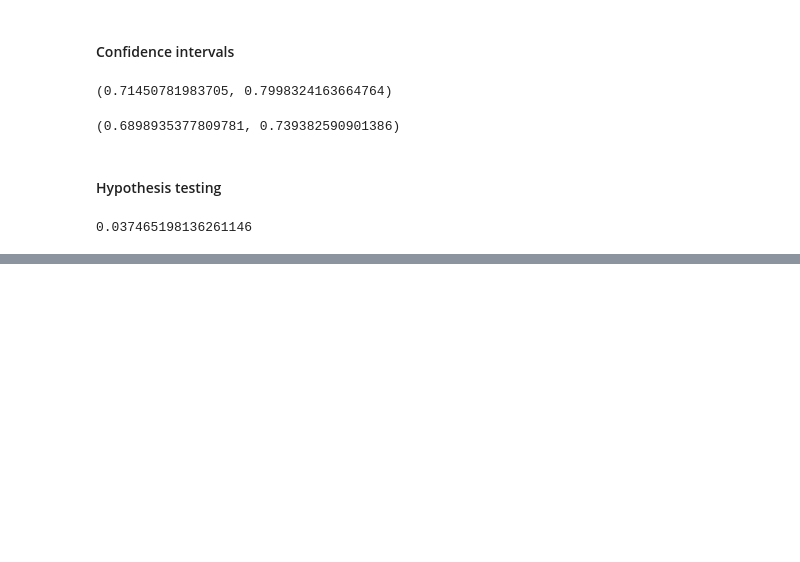
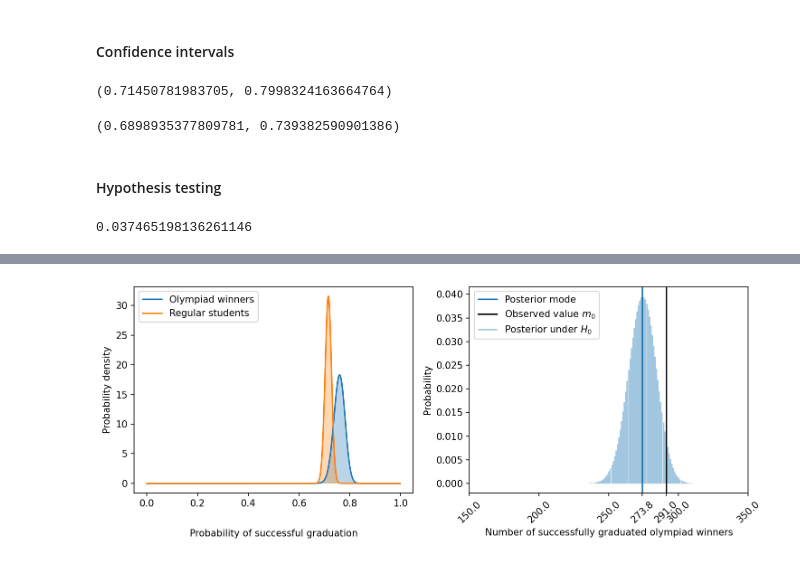
Before and after one commit to kortukov/learning_analytics, a Jupyter notebook: experiments/2_statistical_testing.ipynb, the cells around one changed output, grey strips where cells are left out. Cells and saved outputs as stored; diff of their text form; code cells hidden in the pictures; blank space fills up the shorter version.

```diff
--- a/experiments/2_statistical_testing.ipynb
+++ b/experiments/2_statistical_testing.ipynb
@@ -247,0 +252,51 @@ plt.show()
+# %%
+import matplotlib.ticker as ticker
+fig,ax = plt.subplots(1,2, figsize=(10, 4),dpi=150)
+
+
+x_0 = np.arange(0, 1, 0.001)
+
+pi_o = beta(a=m_o+1, b=n_o-m_o+1)
+pi_o_pdf = pi_o.pdf(x_0)
+ax[0].plot(x_0, pi_o_pdf, label='Olympiad winners')
+ax[0].fill_between(x_0, pi_o_pdf, alpha=0.3)
+
+pi_r = beta(a=m_r+1, b=n_r-m_r+1)
+pi_r_pdf = pi_r.pdf(x_0)
+ax[0].plot(x_0, pi_r_pdf, label='Regular students')
+ax[0].fill_between(x_0, pi_r_pdf, alpha=0.3)
+
+ax[0].set_xlabel('Probability of successful graduation', labelpad=22)
+ax[0].set_ylabel('Probability density')
+
+ax[0].legend(loc='upper left')
+
+
+
+x_1 = np.arange(200, 320)
+ax[1].vlines(x_1, 0, m_o_posterior_h_o.pmf(x_1), alpha=0.4, label='Posterior under $H_0$')
+ax[1].axvline(m_o_posterior_h_o.mean(), ymax=1, color='C0', label='Posterior mode');
+
+ax[1].axvline(m_o,color='k', label='Observed value $m_0$');
+
+
+
+ax[1].xaxis.set_major_locator(ticker.MultipleLocator(50))
+
+extraticks = [m_o_posterior_h_o.mean(), m_o]
+plt.xticks(list(plt.xticks()[0]) + extraticks, rotation=43)
+
+plt.legend(loc='upper left')
+
+# ax[1].xticks(fontsize=11)
+# ax[1].yticks(fontsize=11)
+ax[1].set_xlabel('Number of successfully graduated olympiad winners')
+ax[1].set_ylabel('Probability')
+
+fig.tight_layout()
+
+plt.savefig('gfx/testing_fig_3.pdf')
+
+plt.show();
+# %% [output]
+[figure, added]
```
Also changed, not shown: parts of 2 cells of this notebook, 3 other files.
